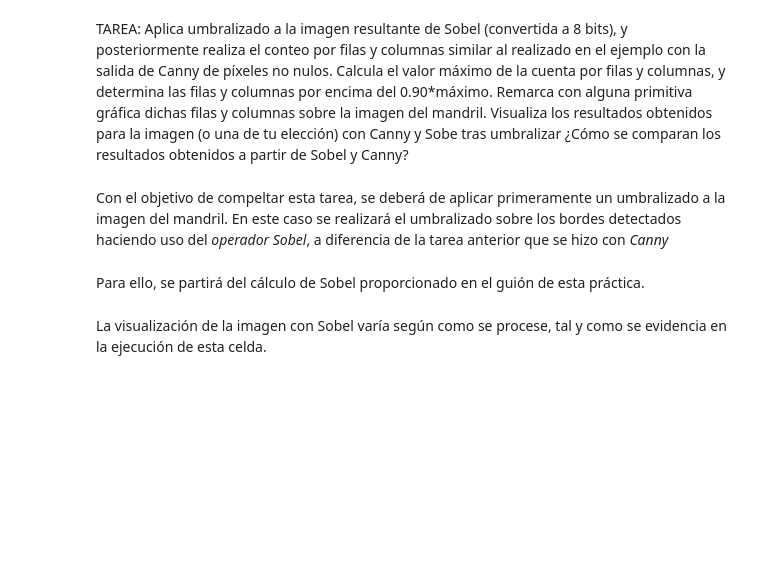
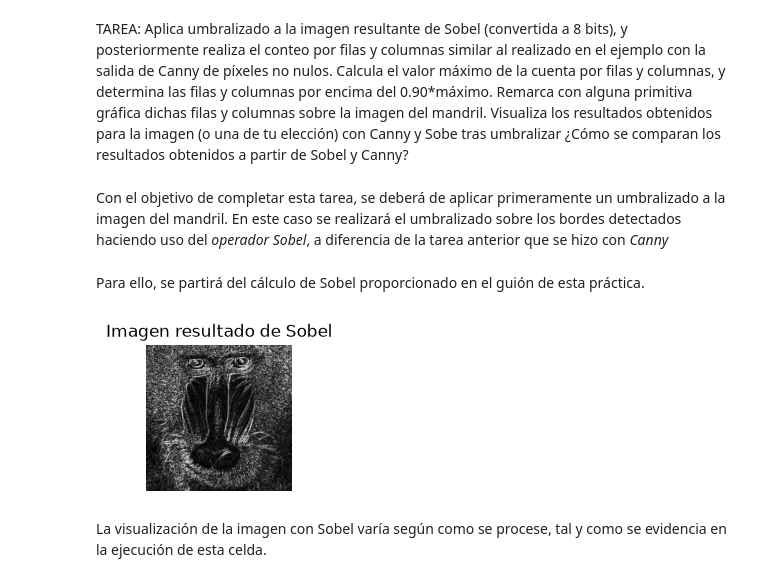
Before and after one commit to Neestoor13/Practicas_VC_2026-2027, a Jupyter notebook: P2/main.ipynb, the cells around one changed output. Saved outputs shown, nothing was run; the diff lists cells and outputs as text; code cells hidden in the pictures; blank space fills up the shorter version.

```diff
--- a/P2/main.ipynb
+++ b/P2/main.ipynb
@@ -127,18 +127,28 @@ plt.show()
 # %% [markdown]
 TAREA: Aplica umbralizado a la imagen resultante de Sobel (convertida a 8 bits), y posteriormente realiza el conteo por filas y columnas similar al realizado en el ejemplo con la salida de Canny de píxeles no nulos. Calcula el valor máximo de la cuenta por filas y columnas, y determina las filas y columnas por encima del 0.90*máximo. Remarca con alguna primitiva gráfica dichas filas y columnas sobre la imagen del mandril. Visualiza los resultados obtenidos para la imagen (o una de tu elección) con Canny y Sobe tras umbralizar ¿Cómo se comparan los resultados obtenidos a partir de Sobel y Canny?
 # %% [markdown]
-Con el objetivo de compeltar esta tarea, se deberá de aplicar primeramente un umbralizado a la imagen del mandril. En este caso se realizará el umbralizado sobre los bordes detectados haciendo uso del _operador Sobel_, a diferencia de la tarea anterior que se hizo con _Canny_
+Con el objetivo de completar esta tarea, se deberá de aplicar primeramente un umbralizado a la imagen del mandril. En este caso se realizará el umbralizado sobre los bordes detectados haciendo uso del _operador Sobel_, a diferencia de la tarea anterior que se hizo con _Canny_
 # %% [markdown]
 Para ello, se partirá del cálculo de Sobel proporcionado en el guión de esta práctica.
 # %%
 # Gaussiana para suavizar la imagen original, eliminando altas frecuencias
 ggris = cv2.GaussianBlur(gris, (3, 3), 0)
 
 #Calcula en ambas direcciones (horizontal y vertical)
 sobelx = cv2.Sobel(ggris, cv2.CV_64F, 1, 0)  # x
 sobely = cv2.Sobel(ggris, cv2.CV_64F, 0, 1)  # y
 #Combina ambos resultados
 sobel = cv2.add(sobelx, sobely)
+
+plt.subplot(1, 3, 3)
+plt.axis("off")
+plt.title('Imagen resultado de Sobel')
+#Para visualizar convierte a escala manejable en una imagen de grises
+plt.imshow(cv2.convertScaleAbs(sobel), cmap='gray')
+#plt.imshow(sobel, cmap='gray') #Prueba sin convertir escala
+plt.show()
+# %% [output]
+[figure, added]
 # %% [markdown]
 La visualización de la imagen con Sobel varía según como se procese, tal y como se evidencia en la ejecución de esta celda.
 # %%
```
Also changed, not shown: parts of 2 cells of this notebook, 11 other files.
